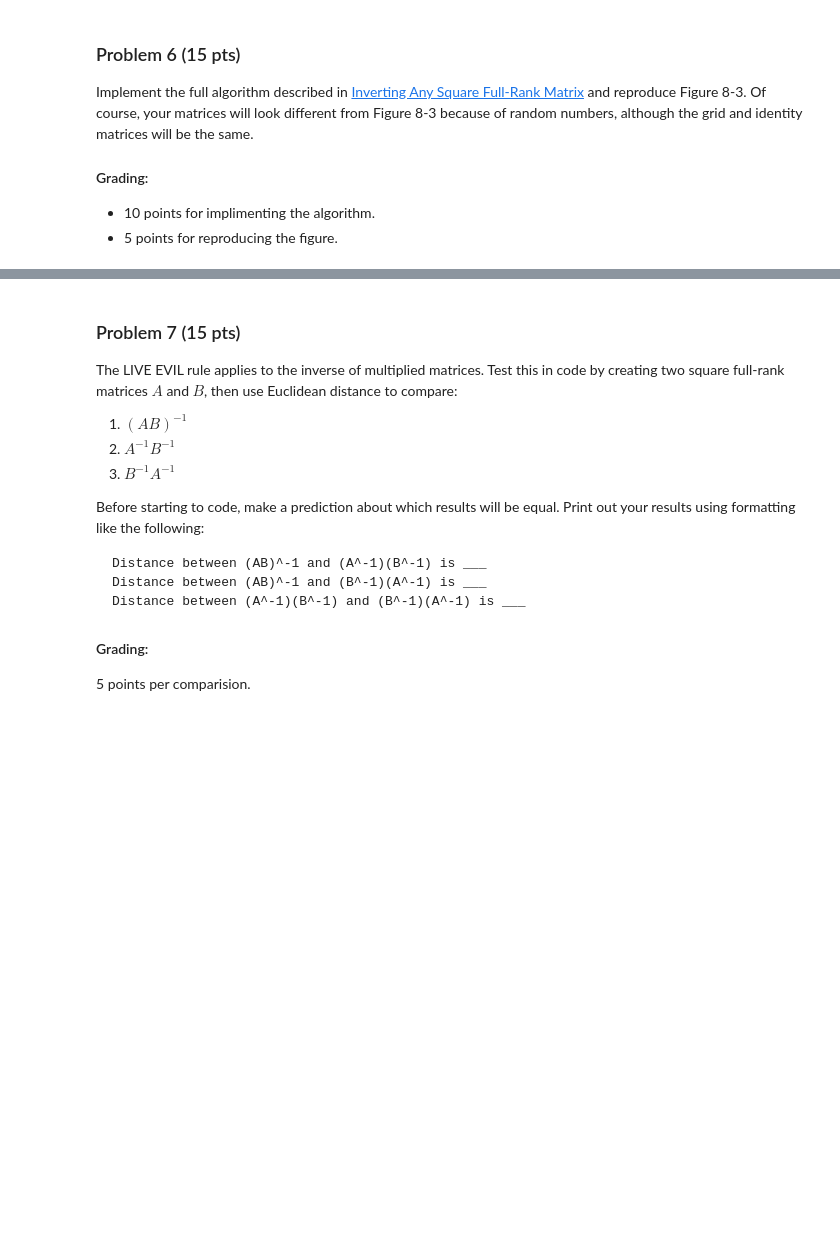
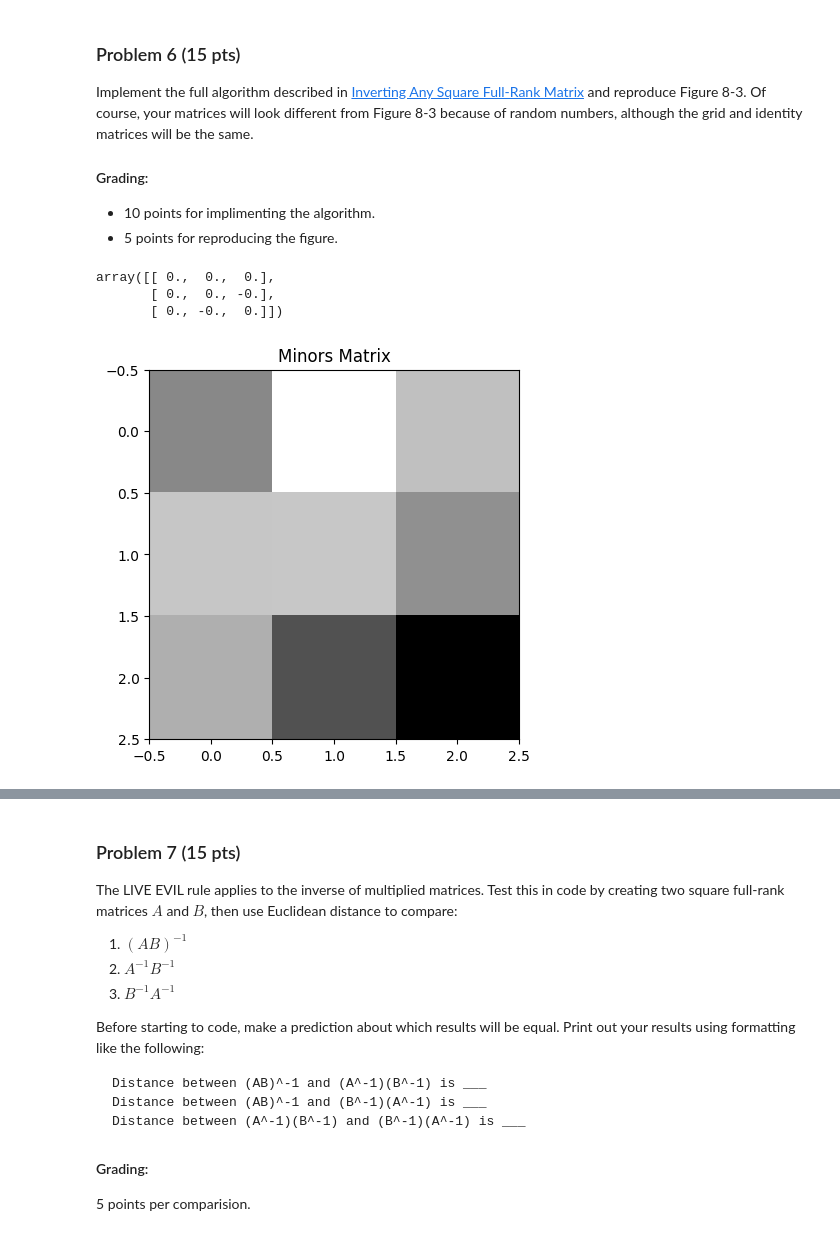
Before and after one commit to jklinck/AD450Winter2026, a Jupyter notebook: week_10_agg.ipynb, the cells around one changed output, grey strips where cells are left out. Saved outputs shown, nothing was run; the diff lists cells and outputs as text; code cells hidden in the pictures; blank space fills up the shorter version.

```diff
--- a/week_10_agg.ipynb
+++ b/week_10_agg.ipynb
@@ -298,3 +426,49 @@ Implement the full algorithm described in [Inverting Any Square Full-Rank Matrix
 #### Grading:
 * 10 points for implimenting the algorithm.
 * 5 points for reproducing the figure.
+# %%
+def minors_func(arr):
+    length = len(arr)
+    minors = np.zeros((length,length))
+    for row in range(length):
+        for col in range(length):
+            sub_arr = np.delete(np.delete(arr, row, axis=0),col,axis=1)
+            minors[row,col] = np.linalg.det(sub_arr)
+    return minors
+
+def grid_func(arr):
+    length = 3
+    grid = np.random.rand(length,length)
+    for row in range(length):
+        for col in range(length):
+            grid[row,col] = (-1)**(row+col)
+    return grid
+
+def cofactors_func(minors, grid):
+    return minors * grid
+
+def adjugate_func(cofactors, arr):
+    return cofactors.T / np.linalg.det(arr)
+
+n = 3
+arr = np.random.rand(n,n)
+minors_mat = minors_func(arr)
+grid_mat = grid_func(arr)
+cofactors_mat = cofactors_func(minors_mat,grid_mat)
+adjugate_mat = adjugate_func(cofactors_mat, arr)
+inverse_mat = np.linalg.inv(arr)
+
+sol = np.round(inverse_mat - adjugate_mat, 4)
+sol
+# %% [output]
+array([[ 0.,  0.,  0.],
+       [ 0.,  0., -0.],
+       [ 0., -0.,  0.]])
+# %%
+import matplotlib.pyplot as plt
+
+plt.imshow(minors_mat, cmap='gray')
+plt.title('Minors Matrix')
+plt.show()
+# %% [output]
+[figure, added]
```
Also changed, not shown: parts of 8 cells of this notebook.
